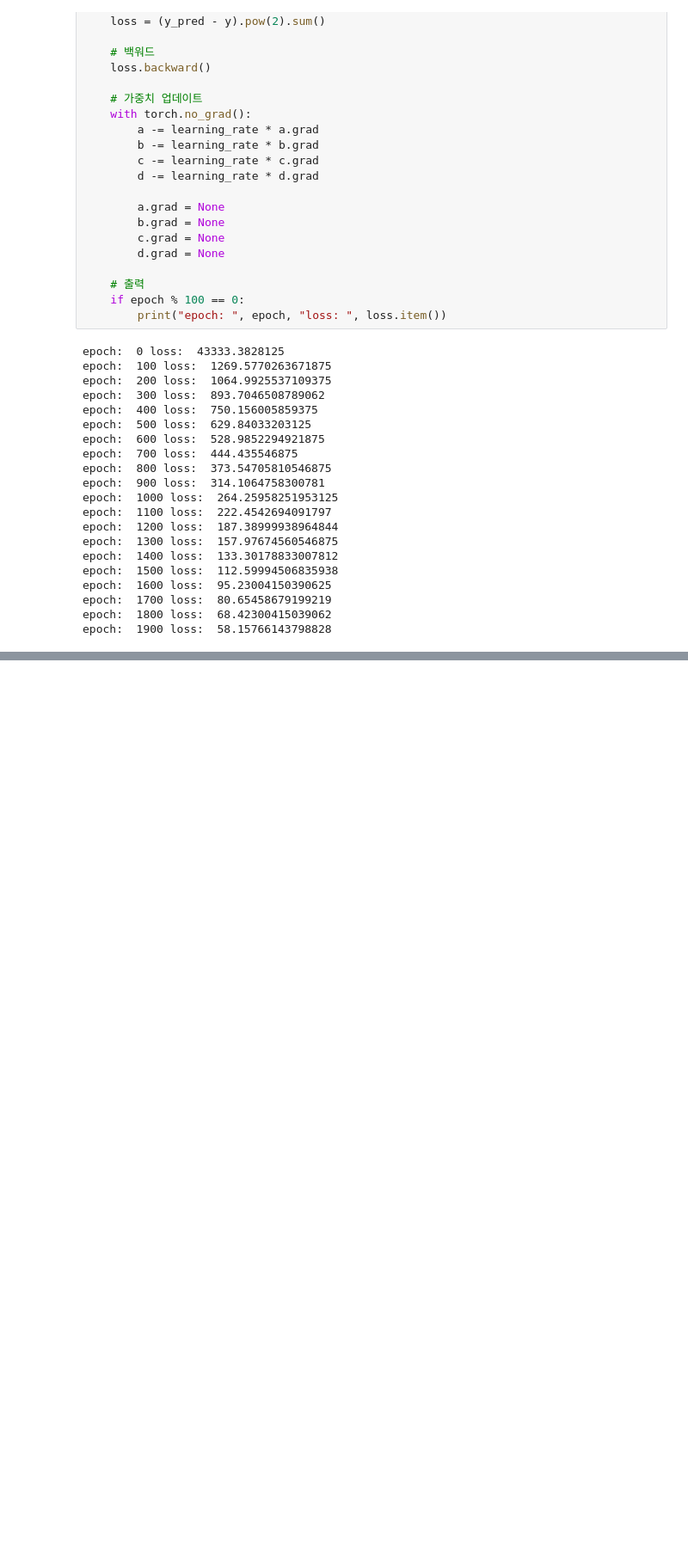
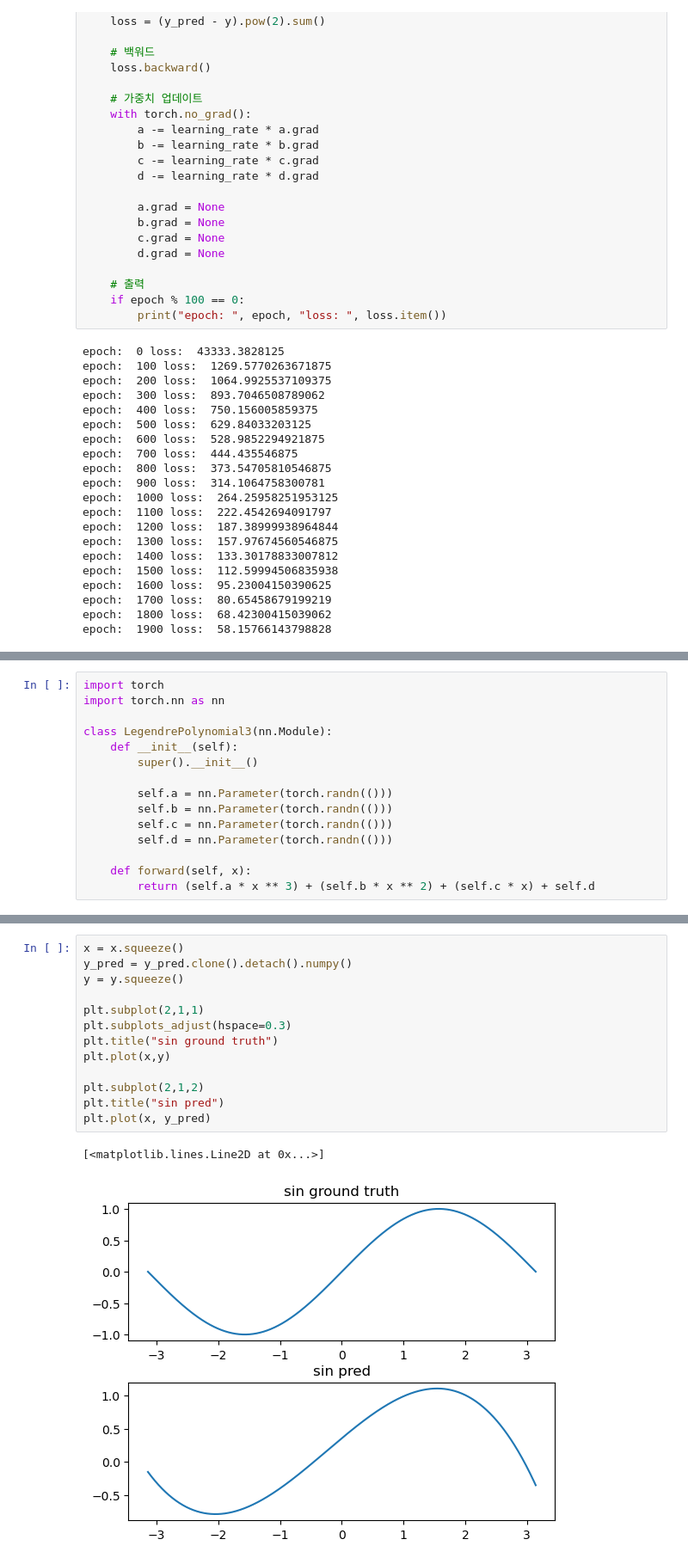
Before and after one commit to shoshang12/PyTorch_Study, a Jupyter notebook: sine_prediction_model.ipynb, the cells around one changed output, grey strips where cells are left out. Shown at 86% size. Drawn from its saved outputs; the diff is of its cells as text; blank space fills up the shorter version.

Commit message:
'updated_with_torch_module'

```diff
--- a/sine_prediction_model.ipynb
+++ b/sine_prediction_model.ipynb
@@ -160,0 +175,15 @@ epoch:  1900 loss:  58.15766143798828
+# %%
+import torch
+import torch.nn as nn
+
+class LegendrePolynomial3(nn.Module):
+    def __init__(self):
+        super().__init__()
+
+        self.a = nn.Parameter(torch.randn(()))
+        self.b = nn.Parameter(torch.randn(()))
+        self.c = nn.Parameter(torch.randn(()))
+        self.d = nn.Parameter(torch.randn(()))
+
+    def forward(self, x):
+        return (self.a * x ** 3) + (self.b * x ** 2) + (self.c * x) + self.d
@@ -160,0 +247,16 @@ epoch:  1900 loss:  58.15766143798828
+# %%
+x = x.squeeze()
+y_pred = y_pred.clone().detach().numpy()
+y = y.squeeze()
+
+plt.subplot(2,1,1)
+plt.subplots_adjust(hspace=0.3)
+plt.title("sin ground truth")
+plt.plot(x,y)
+
+plt.subplot(2,1,2)
+plt.title("sin pred")
+plt.plot(x, y_pred)
+# %% [output]
+[<matplotlib.lines.Line2D at 0x...>]
+[figure, added]
```
Also changed, not shown: parts of 4 cells of this notebook.
